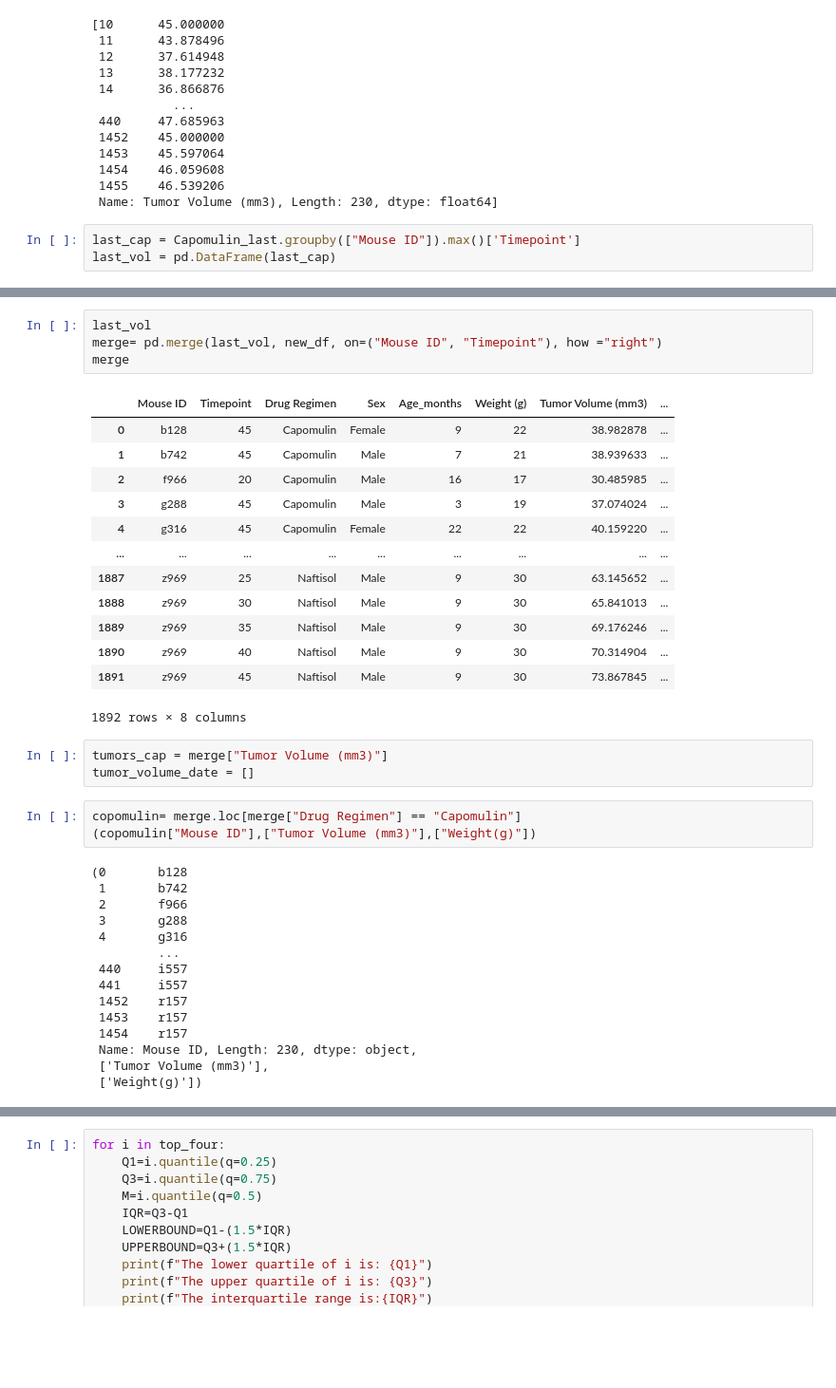
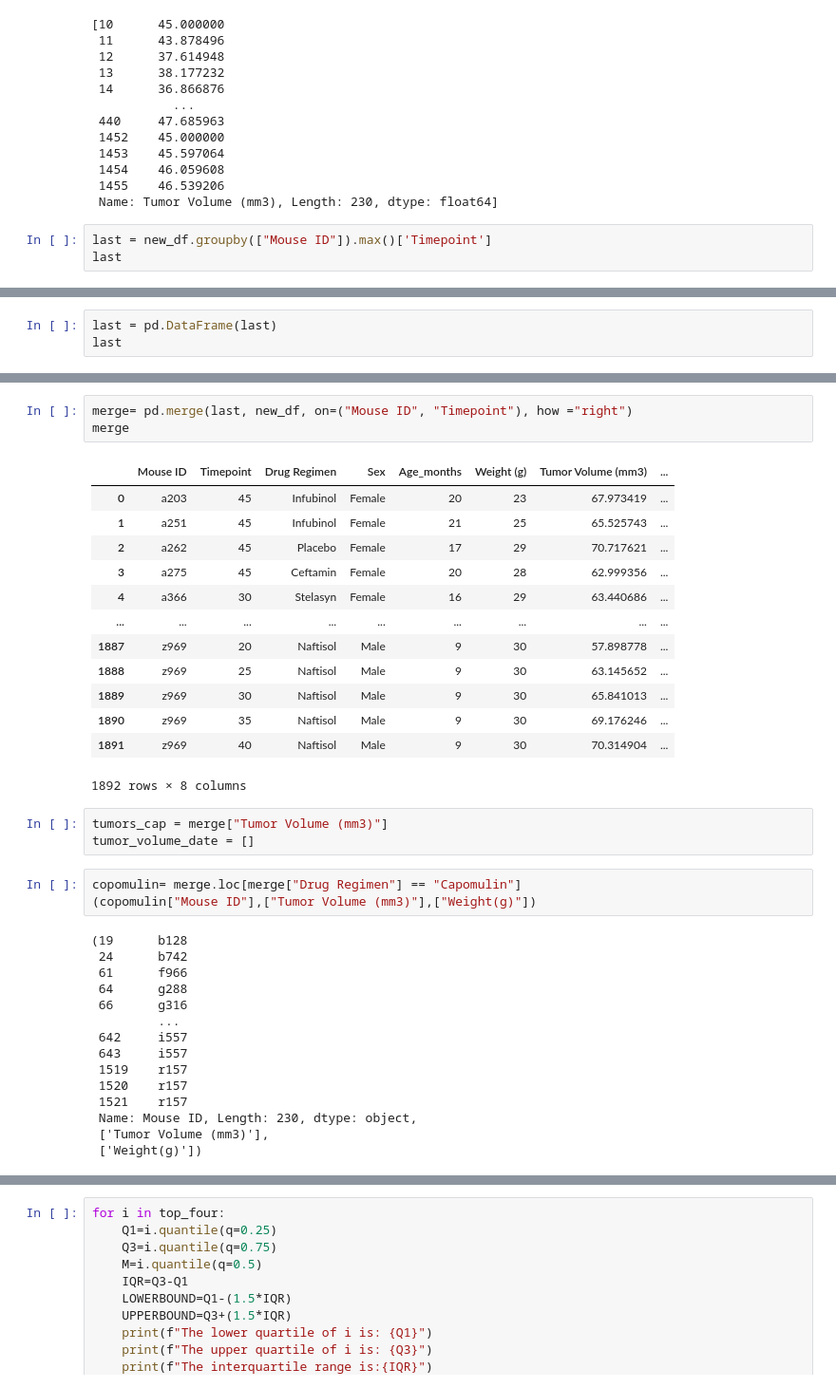
Before and after one commit to gussiepoole/Matplotlib-homework, a Jupyter notebook: MatPlotLib HW.ipynb, the cells around one changed output, grey strips where cells are left out. Shown at 95% size. Cells and saved outputs as stored; diff of their text form; blank space fills up the shorter version.

```diff
--- a/MatPlotLib HW.ipynb
+++ b/MatPlotLib HW.ipynb
@@ -287,6 +288,6 @@ top_one
  1455    46.539206
  Name: Tumor Volume (mm3), Length: 230, dtype: float64]
 # %%
-last_cap = Capomulin_last.groupby(["Mouse ID"]).max()['Timepoint']
-last_vol = pd.DataFrame(last_cap)
+last = new_df.groupby(["Mouse ID"]).max()['Timepoint']
+last
 # %% [output]
@@ -293,0 +307,3 @@ KeyError: 'Mouse ID'
+# %%
+last = pd.DataFrame(last)
+last
@@ -294,20 +325,19 @@ KeyError: 'Mouse ID'
 # %%
-last_vol
-merge= pd.merge(last_vol, new_df, on=("Mouse ID", "Timepoint"), how ="right")
+merge= pd.merge(last, new_df, on=("Mouse ID", "Timepoint"), how ="right")
 merge
 # %% [output]
 |  | Mouse ID | Timepoint | Drug Regimen | Sex | Age_months | Weight (g) | Tumor Volume (mm3) | ... |
-| 0 | b128 | 45 | Capomulin | Female | 9 | 22 | 38.982878 | ... |
-| 1 | b742 | 45 | Capomulin | Male | 7 | 21 | 38.939633 | ... |
-| 2 | f966 | 20 | Capomulin | Male | 16 | 17 | 30.485985 | ... |
-| 3 | g288 | 45 | Capomulin | Male | 3 | 19 | 37.074024 | ... |
-| 4 | g316 | 45 | Capomulin | Female | 22 | 22 | 40.159220 | ... |
+| 0 | a203 | 45 | Infubinol | Female | 20 | 23 | 67.973419 | ... |
+| 1 | a251 | 45 | Infubinol | Female | 21 | 25 | 65.525743 | ... |
+| 2 | a262 | 45 | Placebo | Female | 17 | 29 | 70.717621 | ... |
+| 3 | a275 | 45 | Ceftamin | Female | 20 | 28 | 62.999356 | ... |
+| 4 | a366 | 30 | Stelasyn | Female | 16 | 29 | 63.440686 | ... |
 | ... | ... | ... | ... | ... | ... | ... | ... | ... |
-| 1887 | z969 | 25 | Naftisol | Male | 9 | 30 | 63.145652 | ... |
-| 1888 | z969 | 30 | Naftisol | Male | 9 | 30 | 65.841013 | ... |
-| 1889 | z969 | 35 | Naftisol | Male | 9 | 30 | 69.176246 | ... |
-| 1890 | z969 | 40 | Naftisol | Male | 9 | 30 | 70.314904 | ... |
-| 1891 | z969 | 45 | Naftisol | Male | 9 | 30 | 73.867845 | ... |
+| 1887 | z969 | 20 | Naftisol | Male | 9 | 30 | 57.898778 | ... |
+| 1888 | z969 | 25 | Naftisol | Male | 9 | 30 | 63.145652 | ... |
+| 1889 | z969 | 30 | Naftisol | Male | 9 | 30 | 65.841013 | ... |
+| 1890 | z969 | 35 | Naftisol | Male | 9 | 30 | 69.176246 | ... |
+| 1891 | z969 | 40 | Naftisol | Male | 9 | 30 | 70.314904 | ... |
 1892 rows × 8 columns
 # %%
 tumors_cap = merge["Tumor Volume (mm3)"]
@@ -316,17 +346,17 @@ tumor_volume_date = []
 copomulin= merge.loc[merge["Drug Regimen"] == "Capomulin"]
 (copomulin["Mouse ID"],["Tumor Volume (mm3)"],["Weight(g)"])
 # %% [output]
-(0       b128
- 1       b742
- 2       f966
- 3       g288
- 4       g316
+(19      b128
+ 24      b742
+ 61      f966
+ 64      g288
+ 66      g316
          ...
- 440     i557
- 441     i557
- 1452    r157
- 1453    r157
- 1454    r157
+ 642     i557
+ 643     i557
+ 1519    r157
+ 1520    r157
+ 1521    r157
  Name: Mouse ID, Length: 230, dtype: object,
  ['Tumor Volume (mm3)'],
  ['Weight(g)'])
```
Also changed, not shown: parts of 16 cells of this notebook.
